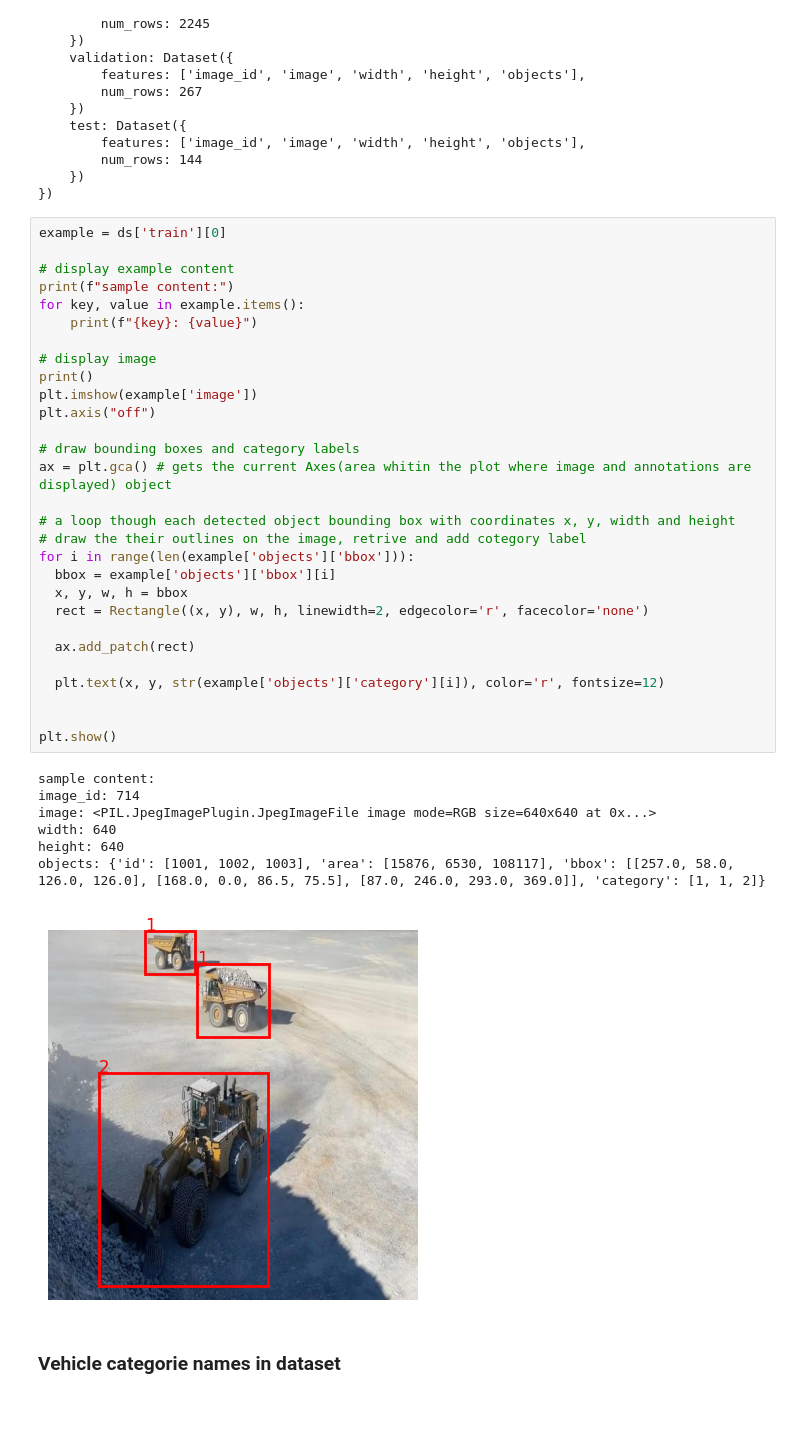
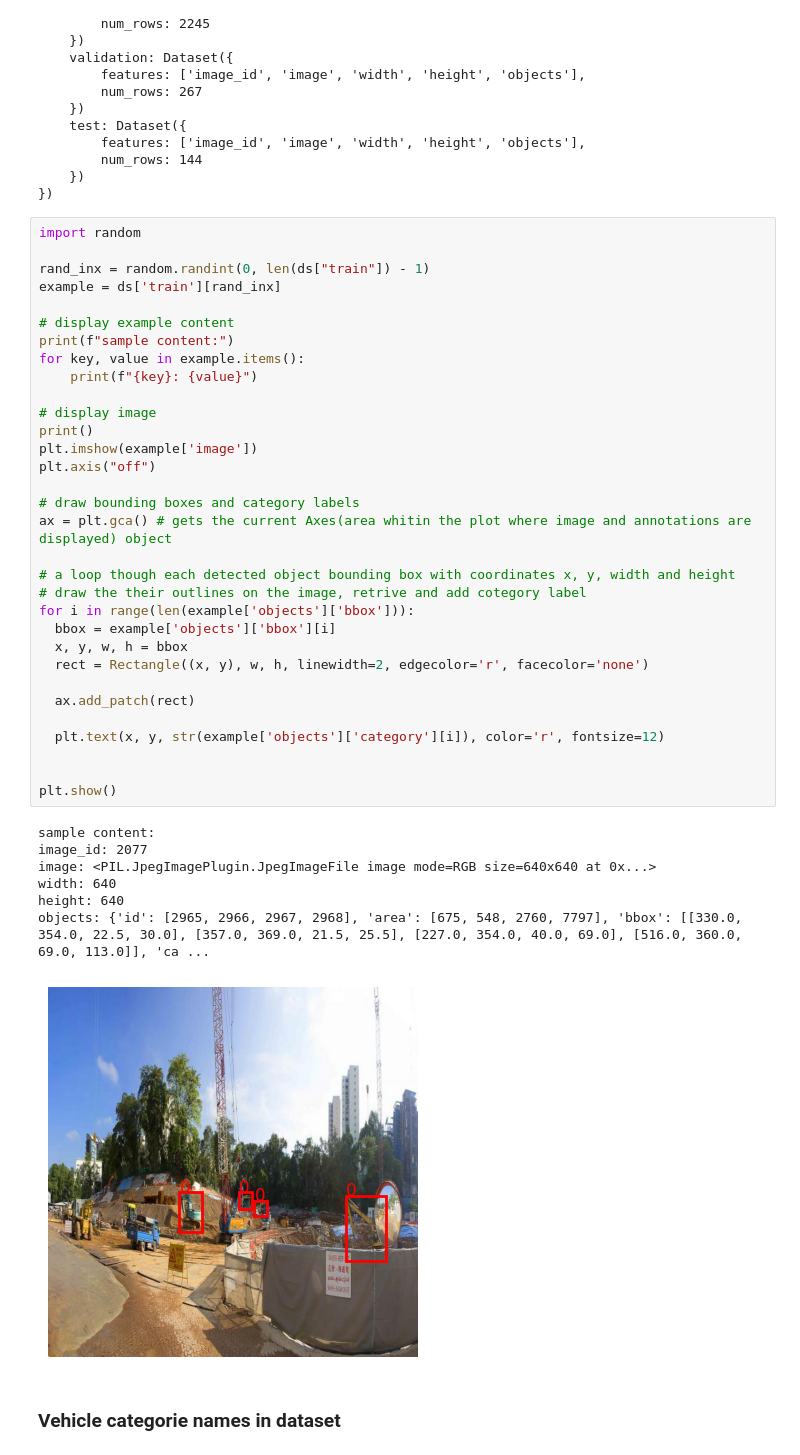
Before and after one commit to elliemci/vision-transformer-models, a Jupyter notebook: object_detection/vehichile_detection.ipynb, the cells around one changed output. Drawn from its saved outputs; the diff is of its cells as text; blank space fills up the shorter version.

```diff
--- a/object_detection/vehichile_detection.ipynb
+++ b/object_detection/vehichile_detection.ipynb
@@ -45,42 +53,45 @@ DatasetDict({
     })
 })
 # %%
-example = ds['train'][0]
+import random
+
+rand_inx = random.randint(0, len(ds["train"]) - 1)
+example = ds['train'][rand_inx]
 
 # display example content
 print(f"sample content:")
 for key, value in example.items():
     print(f"{key}: {value}")
 
 # display image
 print()
 plt.imshow(example['image'])
 plt.axis("off")
 
 # draw bounding boxes and category labels
 ax = plt.gca() # gets the current Axes(area whitin the plot where image and annotations are displayed) object
 
 # a loop though each detected object bounding box with coordinates x, y, width and height
 # draw the their outlines on the image, retrive and add cotegory label
 for i in range(len(example['objects']['bbox'])):
   bbox = example['objects']['bbox'][i]
   x, y, w, h = bbox
   rect = Rectangle((x, y), w, h, linewidth=2, edgecolor='r', facecolor='none')
 
   ax.add_patch(rect)
 
   plt.text(x, y, str(example['objects']['category'][i]), color='r', fontsize=12)
 
 
 plt.show()
 # %% [output]
 sample content:
-image_id: 714
+image_id: 2077
 image: <PIL.JpegImagePlugin.JpegImageFile image mode=RGB size=640x640 at 0x...>
 width: 640
 height: 640
-objects: {'id': [1001, 1002, 1003], 'area': [15876, 6530, 108117], 'bbox': [[257.0, 58.0, 126.0, 126.0], [168.0, 0.0, 86.5, 75.5], [87.0, 246.0, 293.0, 369.0]], 'category': [1, 1, 2]}
+objects: {'id': [2965, 2966, 2967, 2968], 'area': [675, 548, 2760, 7797], 'bbox': [[330.0, 354.0, 22.5, 30.0], [357.0, 369.0, 21.5, 25.5], [227.0, 354.0, 40.0, 69.0], [516.0, 360.0, 69.0, 113.0]], 'ca ...
-[figure, old version]
+[figure, new version]
 # %% [markdown]
 ### Vehicle categorie names in dataset
 # %%
```
Also changed, not shown: parts of 37 cells of this notebook.
